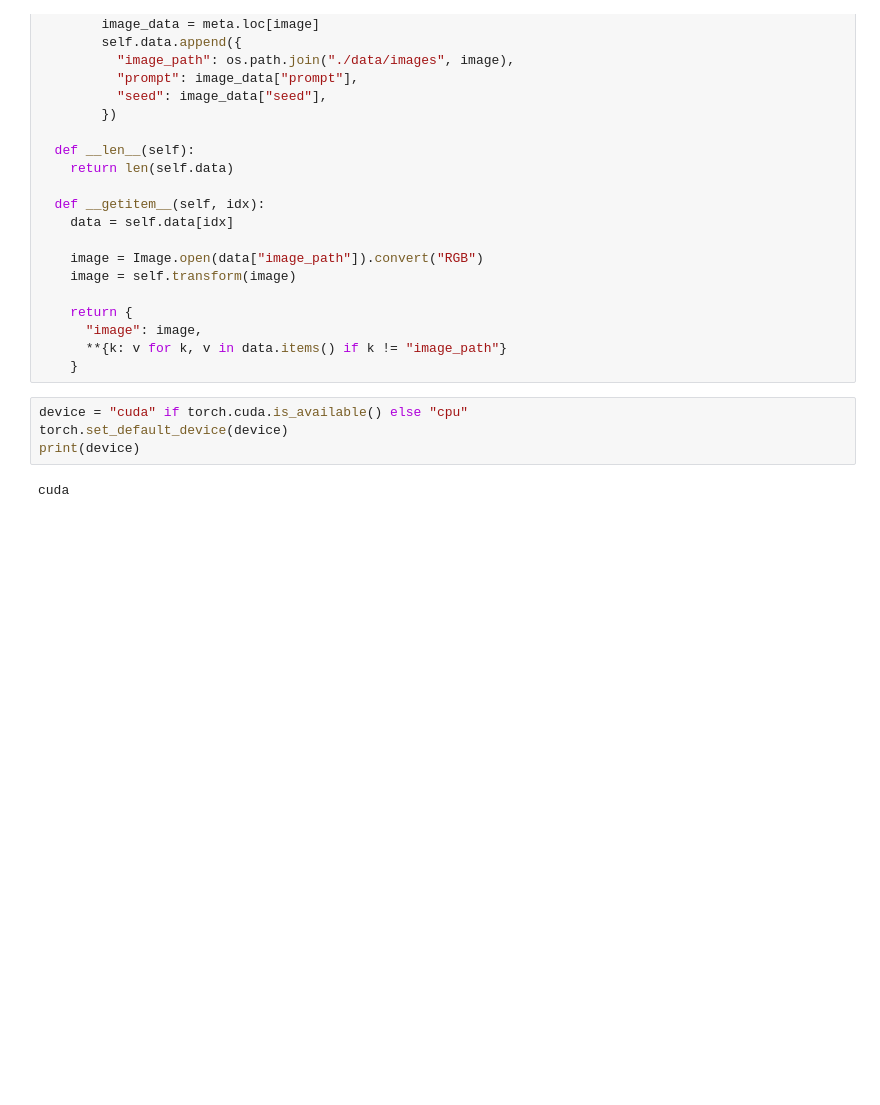
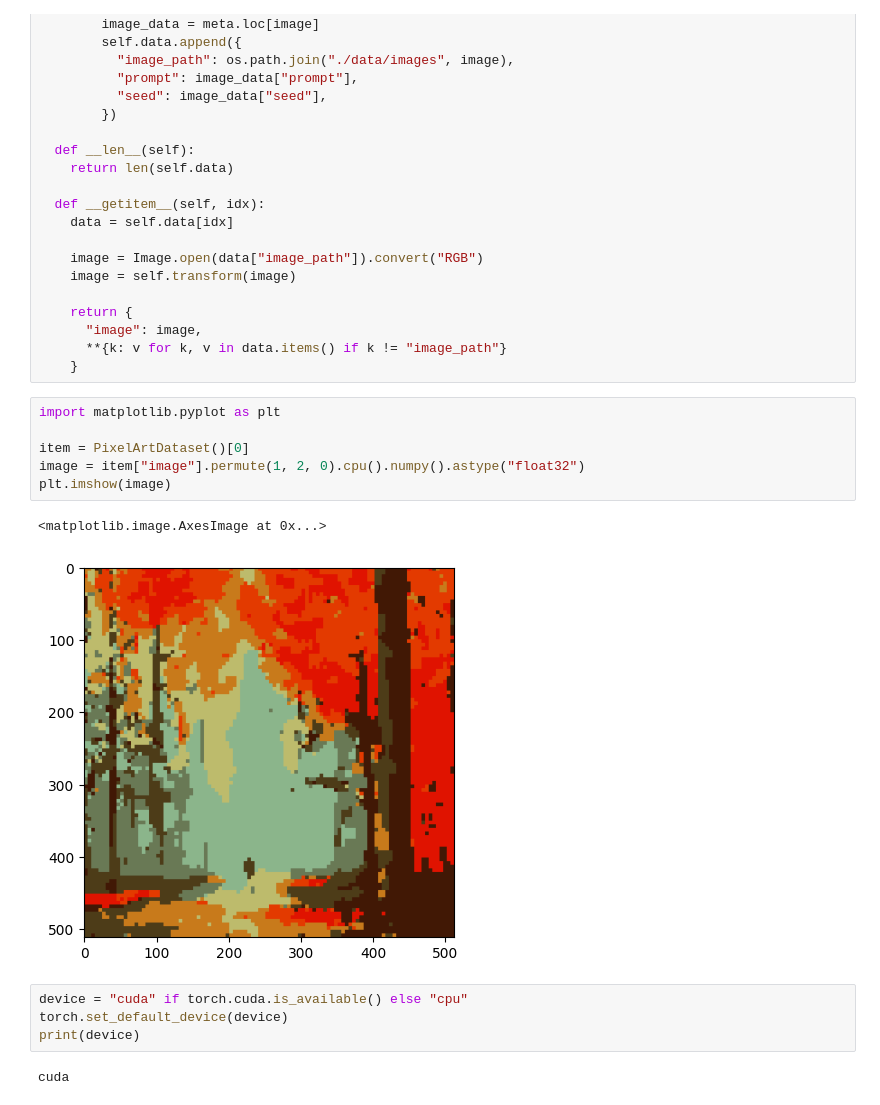
Before and after one commit to TristanBMuri/cvai, a Jupyter notebook: PixelArt/Lora.ipynb, the cells around one changed output. Cells and saved outputs as stored; diff of their text form; blank space fills up the shorter version.

```diff
--- a/PixelArt/Lora.ipynb
+++ b/PixelArt/Lora.ipynb
@@ -45,6 +45,15 @@ class PixelArtDataset(Dataset):
       "image": image,
       **{k: v for k, v in data.items() if k != "image_path"}
     }
+# %%
+import matplotlib.pyplot as plt
+
+item = PixelArtDataset()[0]
+image = item["image"].permute(1, 2, 0).cpu().numpy().astype("float32")
+plt.imshow(image)
+# %% [output]
+<matplotlib.image.AxesImage at 0x...>
+[figure, added]
 # %%
 device = "cuda" if torch.cuda.is_available() else "cpu"
 torch.set_default_device(device)
```
Also changed, not shown: parts of 9 cells of this notebook, 2 other files.
